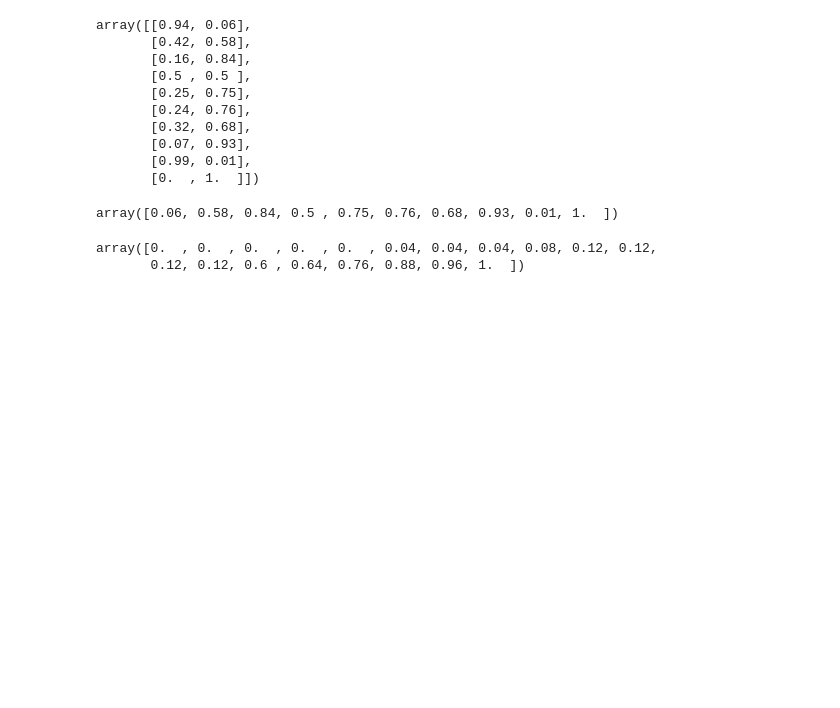
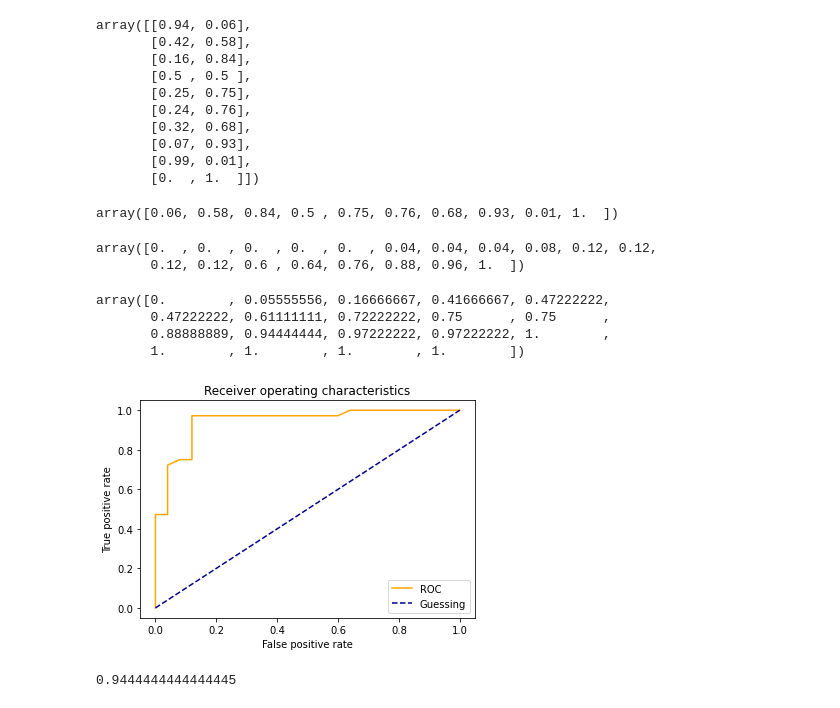
Before and after one commit to my-playing-field/data-science-demos, a Jupyter notebook: introduction-to-scikit-learn.ipynb, the cells around one changed output. Saved outputs shown, nothing was run; the diff lists cells and outputs as text; code cells hidden in the pictures; blank space fills up the shorter version.

```diff
--- a/introduction-to-scikit-learn.ipynb
+++ b/introduction-to-scikit-learn.ipynb
@@ -871,14 +871,39 @@ array([[0.94, 0.06],
        [0.07, 0.93],
        [0.99, 0.01],
        [0.  , 1.  ]])
-# %%
-y_probs_positive = y_probs[:,1]
-y_probs_positive[:10]
-# %% [output]
-array([0.06, 0.58, 0.84, 0.5 , 0.75, 0.76, 0.68, 0.93, 0.01, 1.  ])
-# %%
-fpr,tpr,thresholds = roc_curve(y_test,y_probs_positive)
-fpr
-# %% [output]
-array([0.  , 0.  , 0.  , 0.  , 0.  , 0.04, 0.04, 0.04, 0.08, 0.12, 0.12,
-       0.12, 0.12, 0.6 , 0.64, 0.76, 0.88, 0.96, 1.  ])
+# %%
+y_probs_positive = y_probs[:,1]
+y_probs_positive[:10]
+# %% [output]
+array([0.06, 0.58, 0.84, 0.5 , 0.75, 0.76, 0.68, 0.93, 0.01, 1.  ])
+# %%
+fpr,tpr,thresholds = roc_curve(y_test,y_probs_positive)
+fpr
+# %% [output]
+array([0.  , 0.  , 0.  , 0.  , 0.  , 0.04, 0.04, 0.04, 0.08, 0.12, 0.12,
+       0.12, 0.12, 0.6 , 0.64, 0.76, 0.88, 0.96, 1.  ])
+# %%
+tpr
+# %% [output]
+array([0.        , 0.05555556, 0.16666667, 0.41666667, 0.47222222,
+       0.47222222, 0.61111111, 0.72222222, 0.75      , 0.75      ,
+       0.88888889, 0.94444444, 0.97222222, 0.97222222, 1.        ,
+       1.        , 1.        , 1.        , 1.        ])
+# %%
+import matplotlib.pyplot as plt
+def plot_roc_curve(fpr,tpr):
+    plt.plot(fpr,tpr,color="orange",label="ROC")
+    plt.plot([0,1],[0,1],color="darkblue",linestyle="--",label="Guessing")
+
+    plt.xlabel("False positive rate")
+    plt.ylabel("True positive rate")
+    plt.title("Receiver operating characteristics")
+    plt.legend()
+plot_roc_curve(fpr,tpr)
+# %% [output]
+[figure, added]
+# %%
+from sklearn.metrics import roc_auc_score
+roc_auc_score(y_test,y_probs_positive)
+# %% [output]
+0.9444444444444445
```
Also changed, not shown: parts of 8 cells of this notebook.
